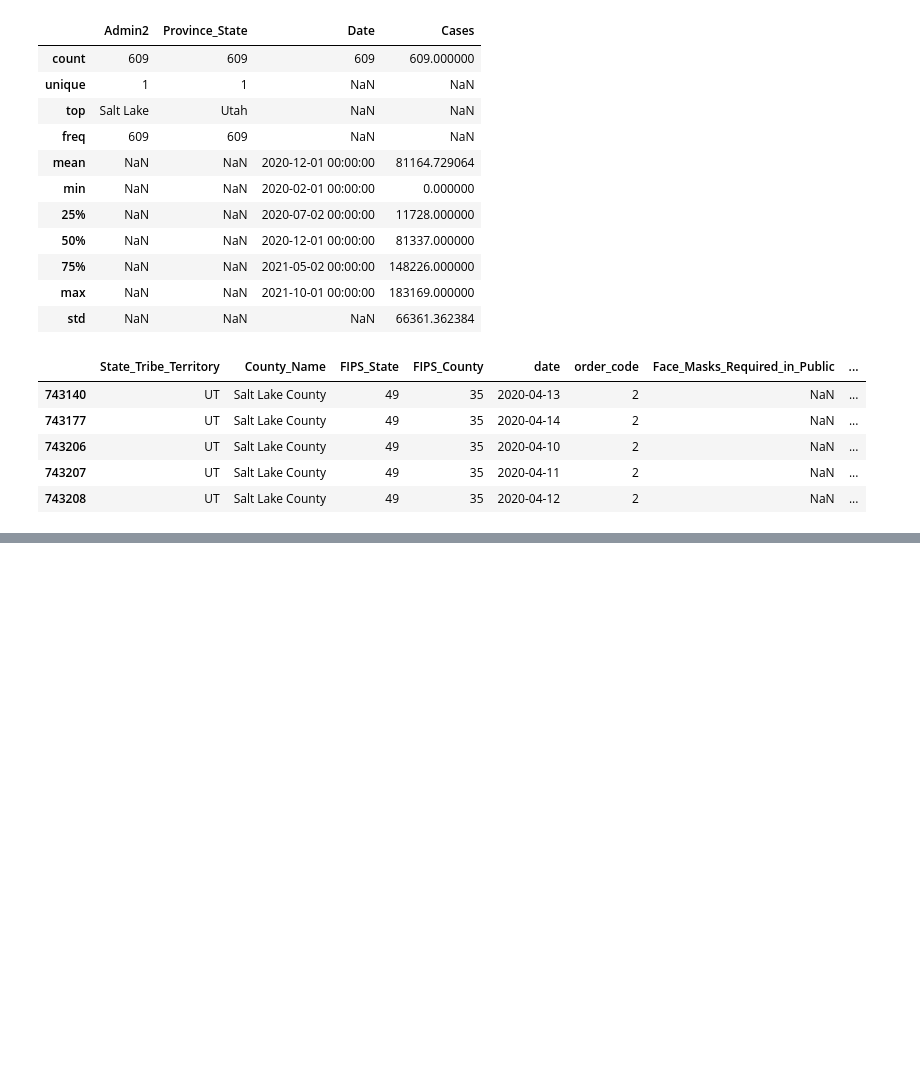
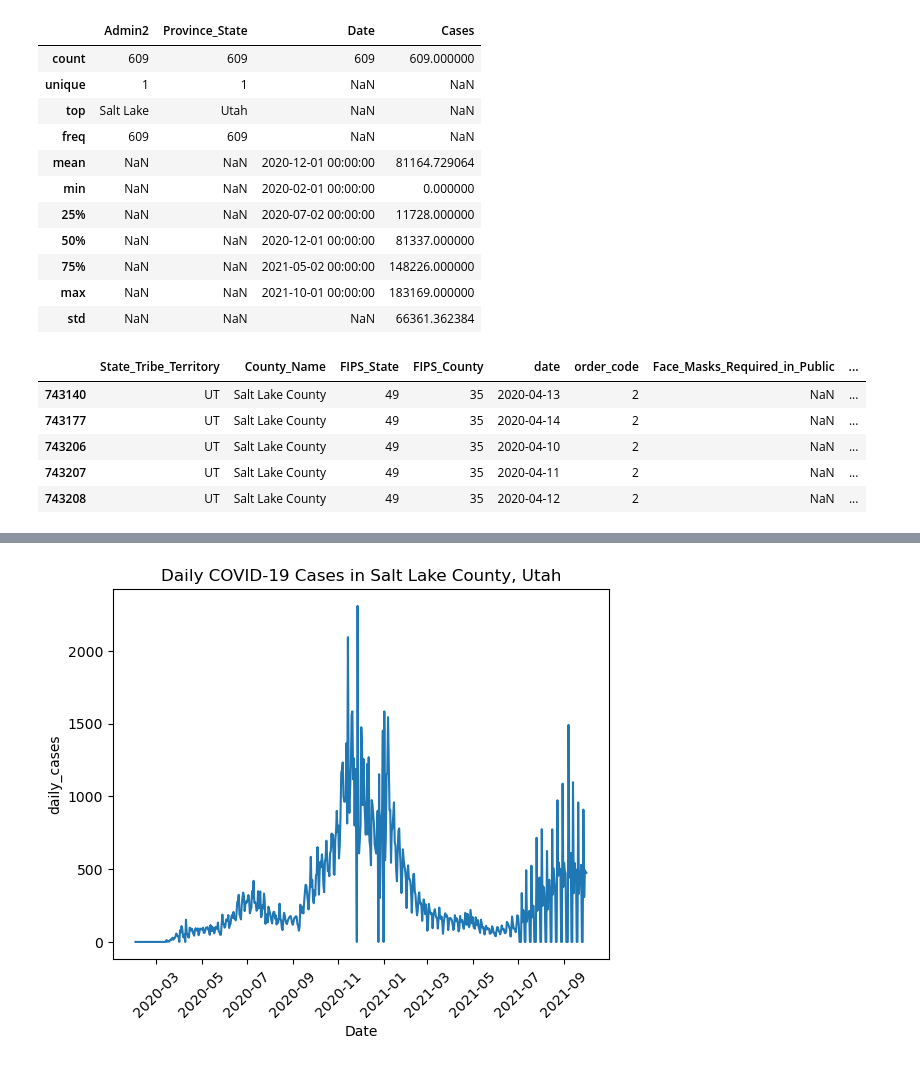
Before and after one commit to hbaghar/covid-analysis-data-512, a Jupyter notebook: Part_1_Collective_Analysis.ipynb, the cells around one changed output, grey strips where cells are left out. Cells and saved outputs as stored; diff of their text form; code cells hidden in the pictures; blank space fills up the shorter version.

Commit message:
Growth rate plot completed

```diff
--- a/Part_1_Collective_Analysis.ipynb
+++ b/Part_1_Collective_Analysis.ipynb
@@ -121,0 +133,3 @@ mask_mandate.head()
+# %%
+covid_cases["daily_cases"] = covid_cases["Cases"].diff()
+covid_cases.head()
@@ -121,0 +143,6 @@ mask_mandate.head()
+# %%
+sns.lineplot(data=covid_cases, x="Date", y="daily_cases");
+plt.title("Daily COVID-19 Cases in Salt Lake County, Utah");
+plt.xticks(rotation=45);
+# %% [output]
+[figure, added]
```
Also changed, not shown: parts of 15 cells of this notebook.
